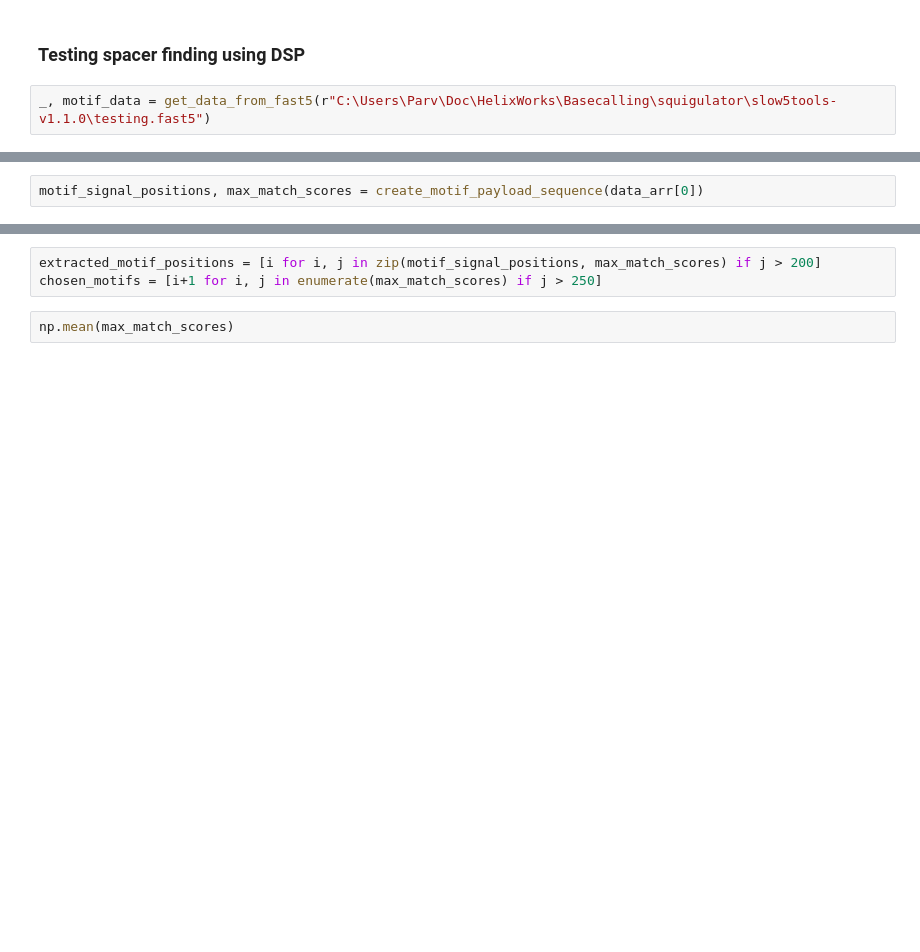
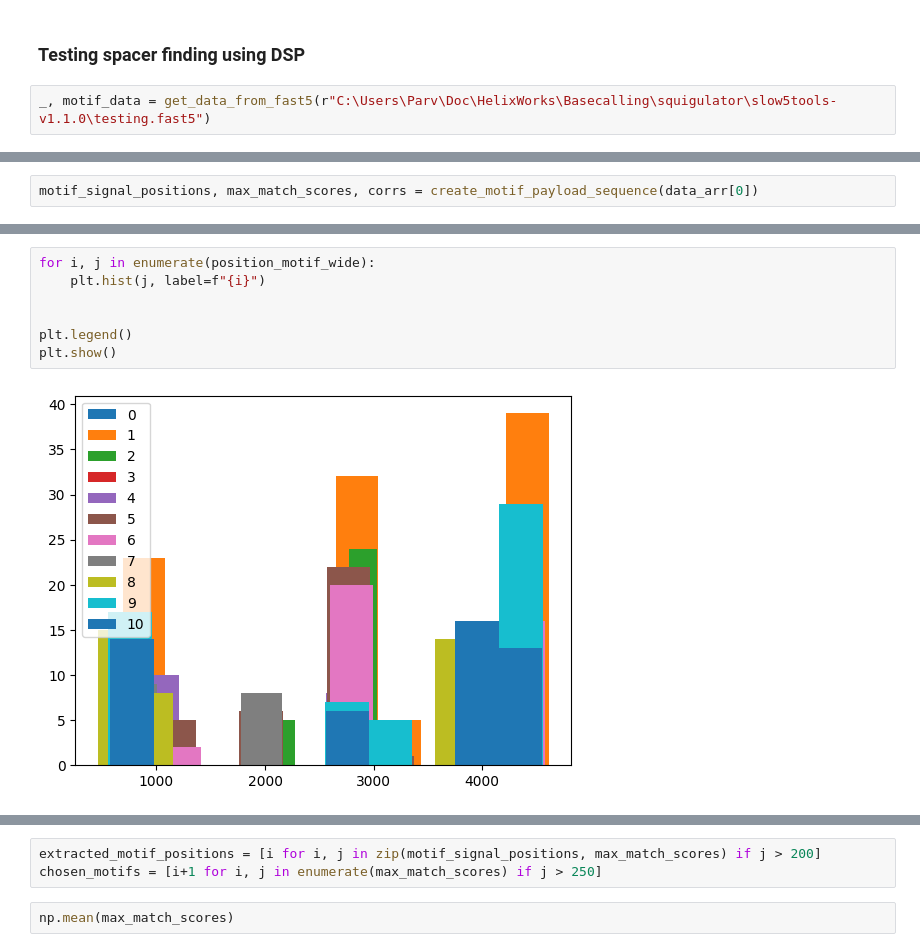
Before and after one commit to Parvfect/DSP, a Jupyter notebook: experimentation.ipynb, the cells around one changed output, grey strips where cells are left out. Drawn from its saved outputs; the diff is of its cells as text; blank space fills up the shorter version.

```diff
--- a/experimentation.ipynb
+++ b/experimentation.ipynb
@@ -232,2 +202,2 @@ array([589, 522, 513, ..., 600, 587, 613], dtype=int16)
 # %%
-motif_signal_positions, max_match_scores = create_motif_payload_sequence(data_arr[0])
+motif_signal_positions, max_match_scores, corrs = create_motif_payload_sequence(data_arr[0])
@@ -233,0 +236,9 @@ motif_signal_positions, max_match_scores = create_motif_payload_sequence(data_ar
+# %%
+for i, j in enumerate(position_motif_wide):
+    plt.hist(j, label=f"{i}")
+
+
+plt.legend()
+plt.show()
+# %% [output]
+[figure, added]
```
Also changed, not shown: parts of 37 cells of this notebook, 6 other files.
